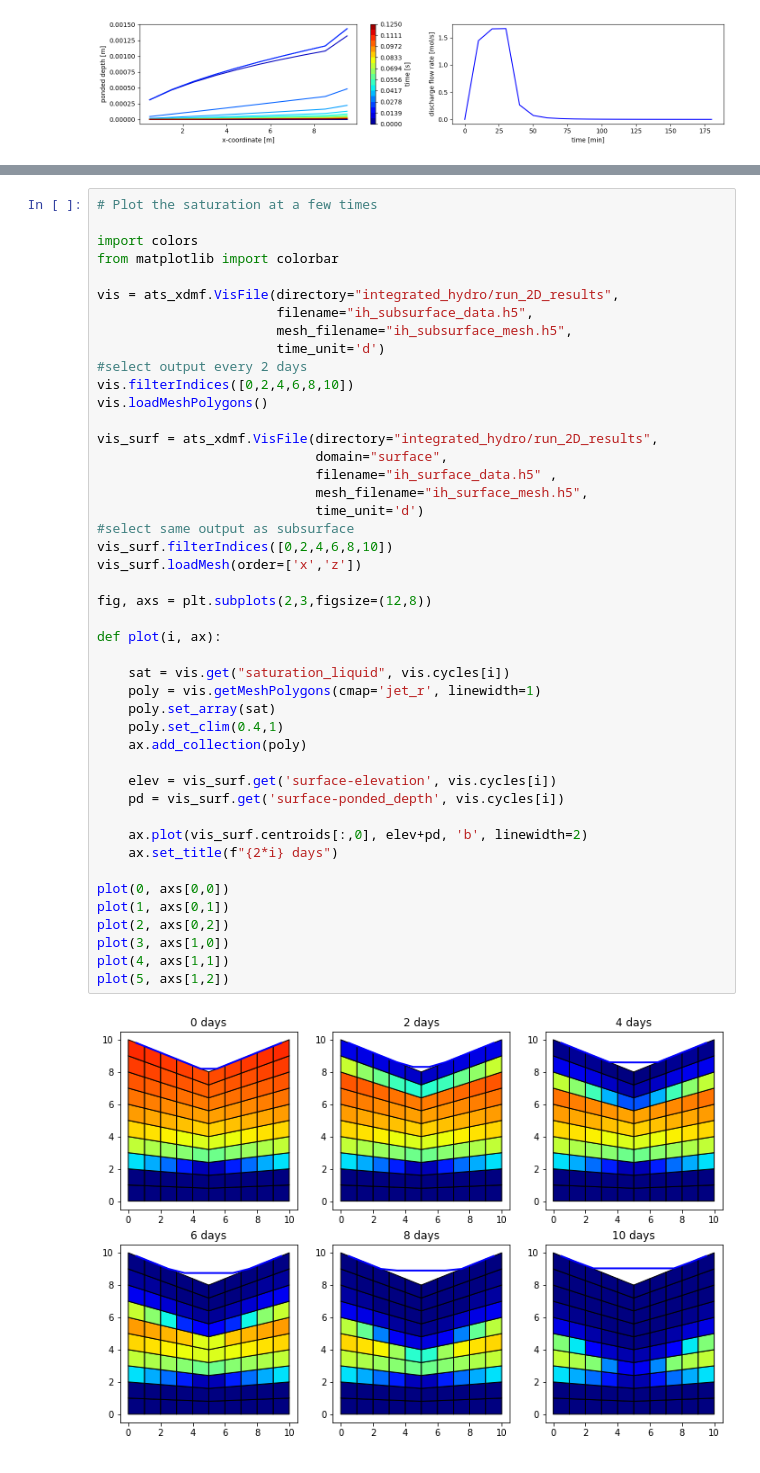
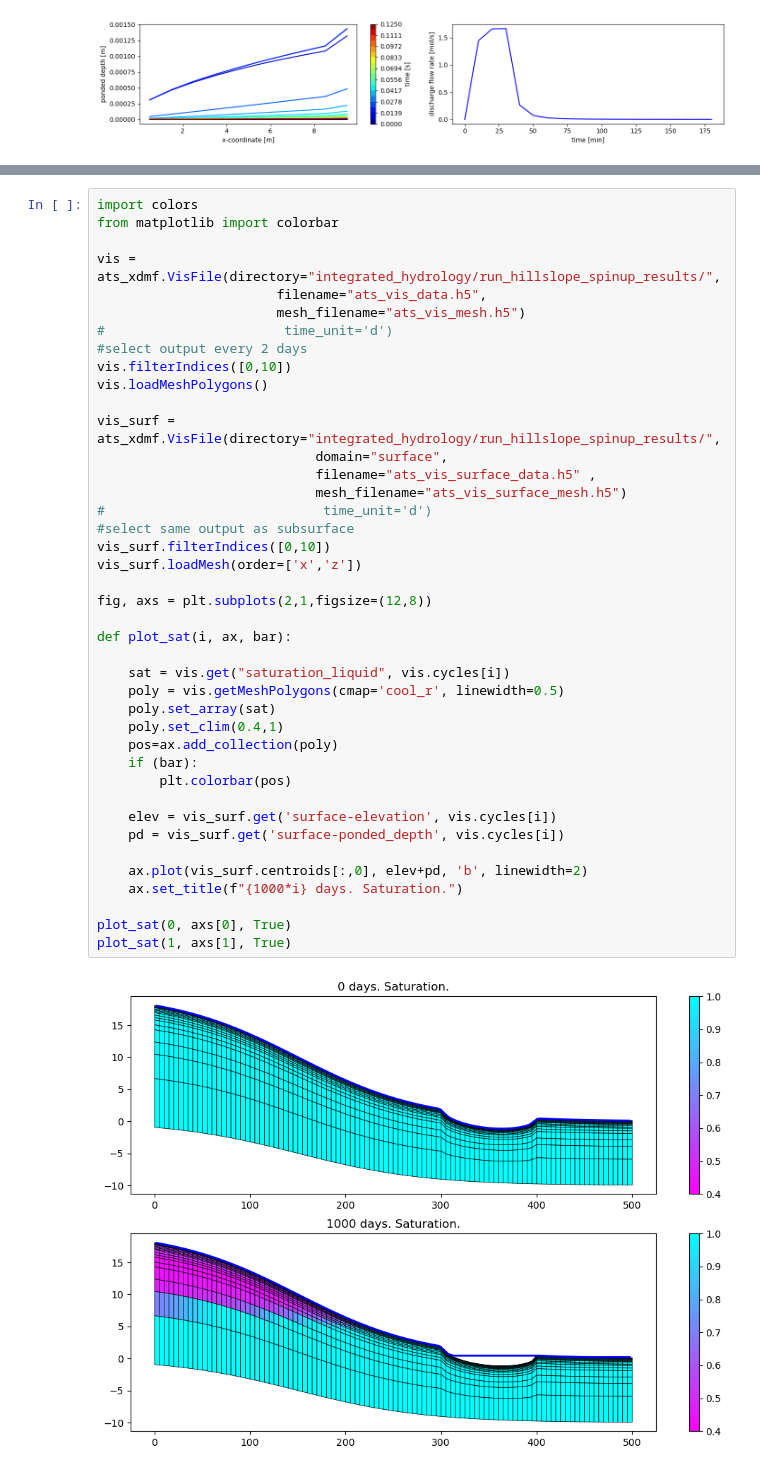
Before and after one commit to amanzi/ats-short-course, a Jupyter notebook: 01_integrated_flow/flow.ipynb, the cells around one changed output, grey strips where cells are left out. Saved outputs shown, nothing was run; the diff lists cells and outputs as text.

Commit message:
Added files for integrated hydrology tests

```diff
--- a/01_integrated_flow/flow.ipynb
+++ b/01_integrated_flow/flow.ipynb
@@ -298,48 +355,44 @@ Describe how facesets are set geometrically or by labelled sets.
 # %%
-# Plot the saturation at a few times
-
 import colors
 from matplotlib import colorbar
 
-vis = ats_xdmf.VisFile(directory="integrated_hydro/run_2D_results",
-                       filename="ih_subsurface_data.h5",
-                       mesh_filename="ih_subsurface_mesh.h5",
-                       time_unit='d')
+vis = ats_xdmf.VisFile(directory="integrated_hydrology/run_hillslope_spinup_results/",
+                       filename="ats_vis_data.h5",
+                       mesh_filename="ats_vis_mesh.h5")
+#                       time_unit='d')
 #select output every 2 days
-vis.filterIndices([0,2,4,6,8,10])
+vis.filterIndices([0,10])
 vis.loadMeshPolygons()
 
-vis_surf = ats_xdmf.VisFile(directory="integrated_hydro/run_2D_results",
+vis_surf = ats_xdmf.VisFile(directory="integrated_hydrology/run_hillslope_spinup_results/",
                             domain="surface",
-                            filename="ih_surface_data.h5" ,
-                            mesh_filename="ih_surface_mesh.h5",
-                            time_unit='d')
+                            filename="ats_vis_surface_data.h5" ,
+                            mesh_filename="ats_vis_surface_mesh.h5")
+#                            time_unit='d')
 #select same output as subsurface
-vis_surf.filterIndices([0,2,4,6,8,10])
+vis_surf.filterIndices([0,10])
 vis_surf.loadMesh(order=['x','z'])
 
-fig, axs = plt.subplots(2,3,figsize=(12,8))
+fig, axs = plt.subplots(2,1,figsize=(12,8))
 
-def plot(i, ax):
+def plot_sat(i, ax, bar):
 
     sat = vis.get("saturation_liquid", vis.cycles[i])
-    poly = vis.getMeshPolygons(cmap='jet_r', linewidth=1)
+    poly = vis.getMeshPolygons(cmap='cool_r', linewidth=0.5)
     poly.set_array(sat)
     poly.set_clim(0.4,1)
-    ax.add_collection(poly)
+    pos=ax.add_collection(poly)
+    if (bar):
+        plt.colorbar(pos)
 
     elev = vis_surf.get('surface-elevation', vis.cycles[i])
     pd = vis_surf.get('surface-ponded_depth', vis.cycles[i])
 
     ax.plot(vis_surf.centroids[:,0], elev+pd, 'b', linewidth=2)
-    ax.set_title(f"{2*i} days")
+    ax.set_title(f"{1000*i} days. Saturation.")
 
-plot(0, axs[0,0])
-plot(1, axs[0,1])
-plot(2, axs[0,2])
-plot(3, axs[1,0])
-plot(4, axs[1,1])
-plot(5, axs[1,2])
+plot_sat(0, axs[0], True)
+plot_sat(1, axs[1], True)
 # %% [output]
-[figure, old version]
+[figure, new version]
 # %% [markdown]
```
Also changed, not shown: parts of 21 cells of this notebook, 8 other files.
